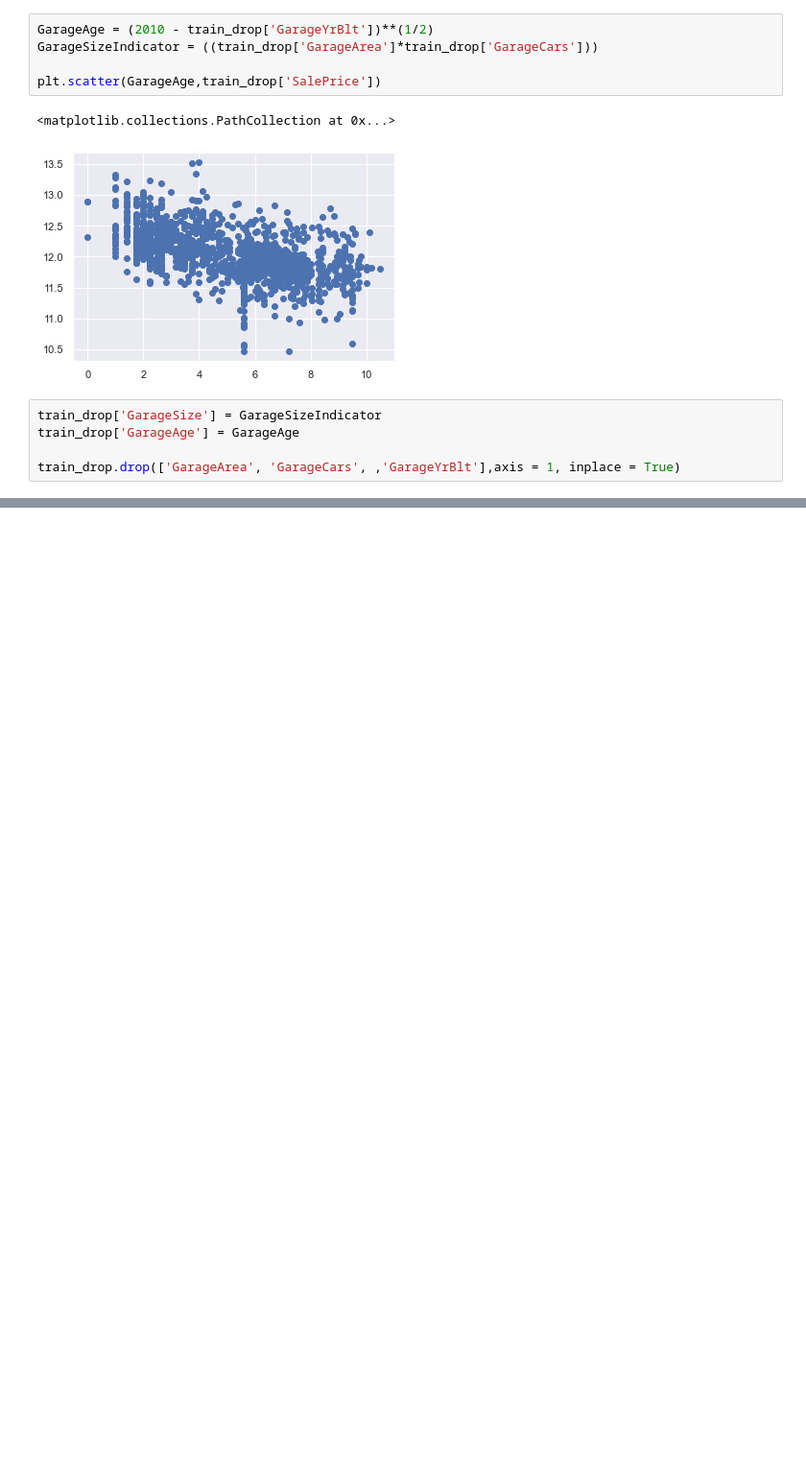
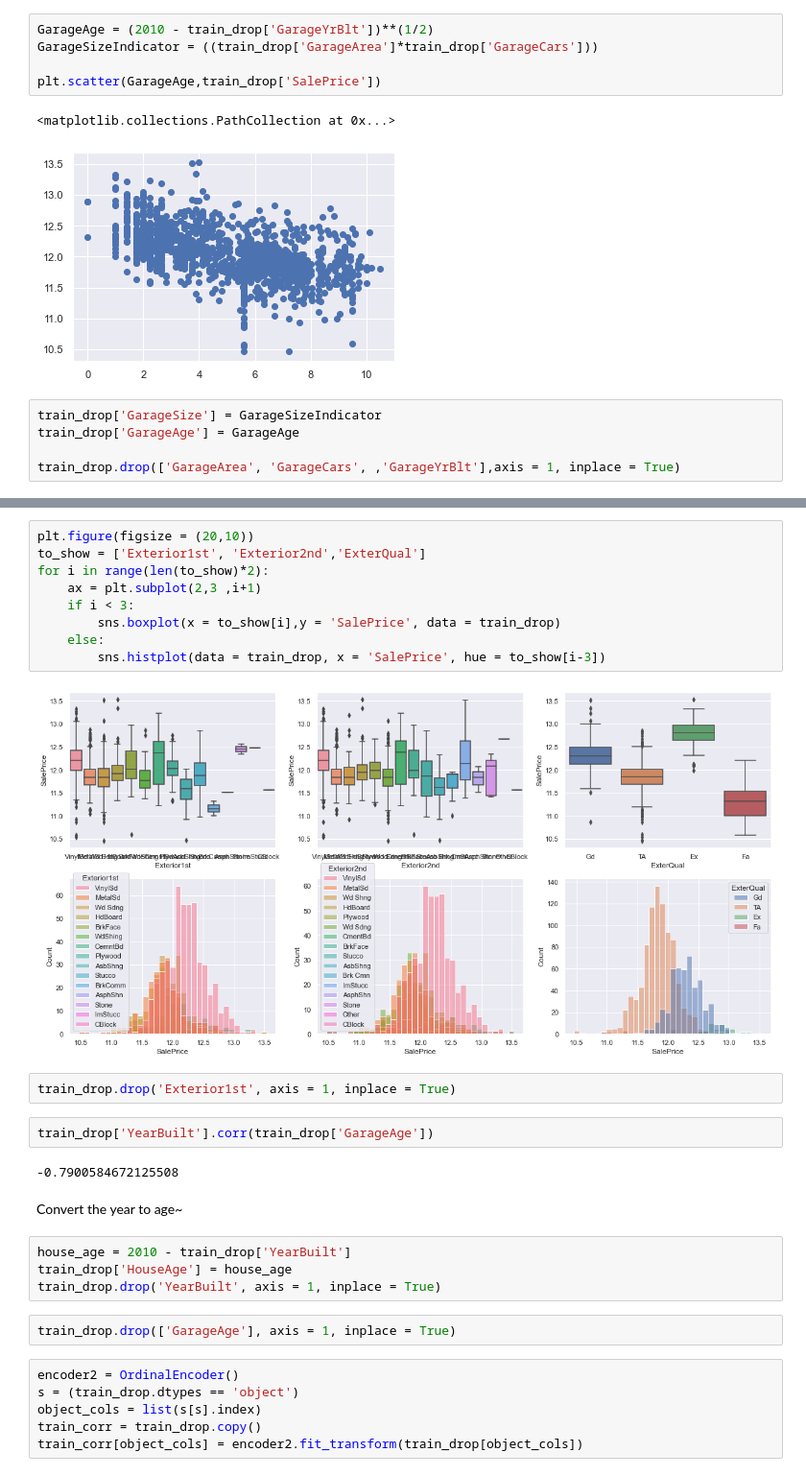
Before and after one commit to bhollands/Iowa-house-prices-advanced-regression, a Jupyter notebook: EDA.ipynb, the cells around one changed output, grey strips where cells are left out. Shown at 96% size. Drawn from its saved outputs; the diff is of its cells as text; blank space fills up the shorter version.

```diff
--- a/EDA.ipynb
+++ b/EDA.ipynb
@@ -246,0 +244,31 @@ Now a Quick look at the
+# %%
+plt.figure(figsize = (20,10))
+to_show = ['Exterior1st', 'Exterior2nd','ExterQual']
+for i in range(len(to_show)*2):
+    ax = plt.subplot(2,3 ,i+1)
+    if i < 3:
+        sns.boxplot(x = to_show[i],y = 'SalePrice', data = train_drop)
+    else:
+        sns.histplot(data = train_drop, x = 'SalePrice', hue = to_show[i-3])
+# %% [output]
+[figure, added]
+# %%
+train_drop.drop('Exterior1st', axis = 1, inplace = True)
+# %%
+train_drop['YearBuilt'].corr(train_drop['GarageAge'])
+# %% [output]
+-0.7900584672125508
+# %% [markdown]
+Convert the year to age~
+# %%
+house_age = 2010 - train_drop['YearBuilt']
+train_drop['HouseAge'] = house_age
+train_drop.drop('YearBuilt', axis = 1, inplace = True)
+# %%
+train_drop.drop(['GarageAge'], axis = 1, inplace = True)
+# %%
+encoder2 = OrdinalEncoder()
+s = (train_drop.dtypes == 'object')
+object_cols = list(s[s].index)
+train_corr = train_drop.copy()
+train_corr[object_cols] = encoder2.fit_transform(train_drop[object_cols])
```
Also changed, not shown: parts of 6 cells of this notebook.
